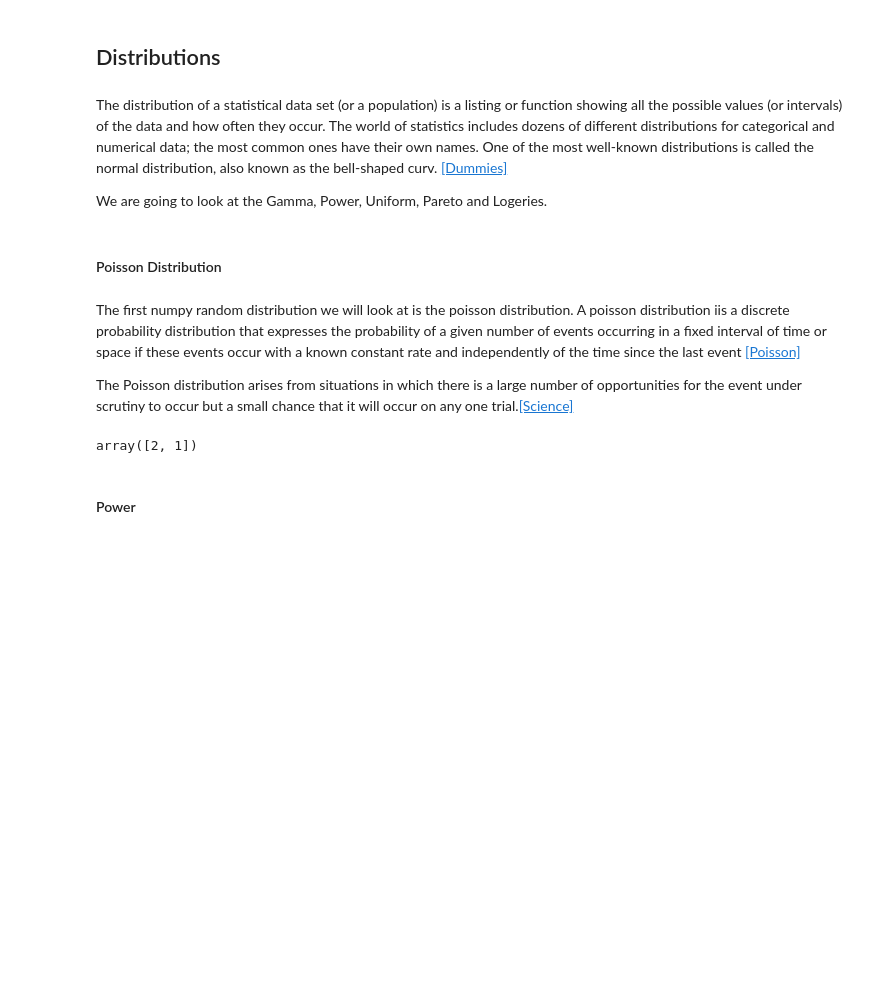
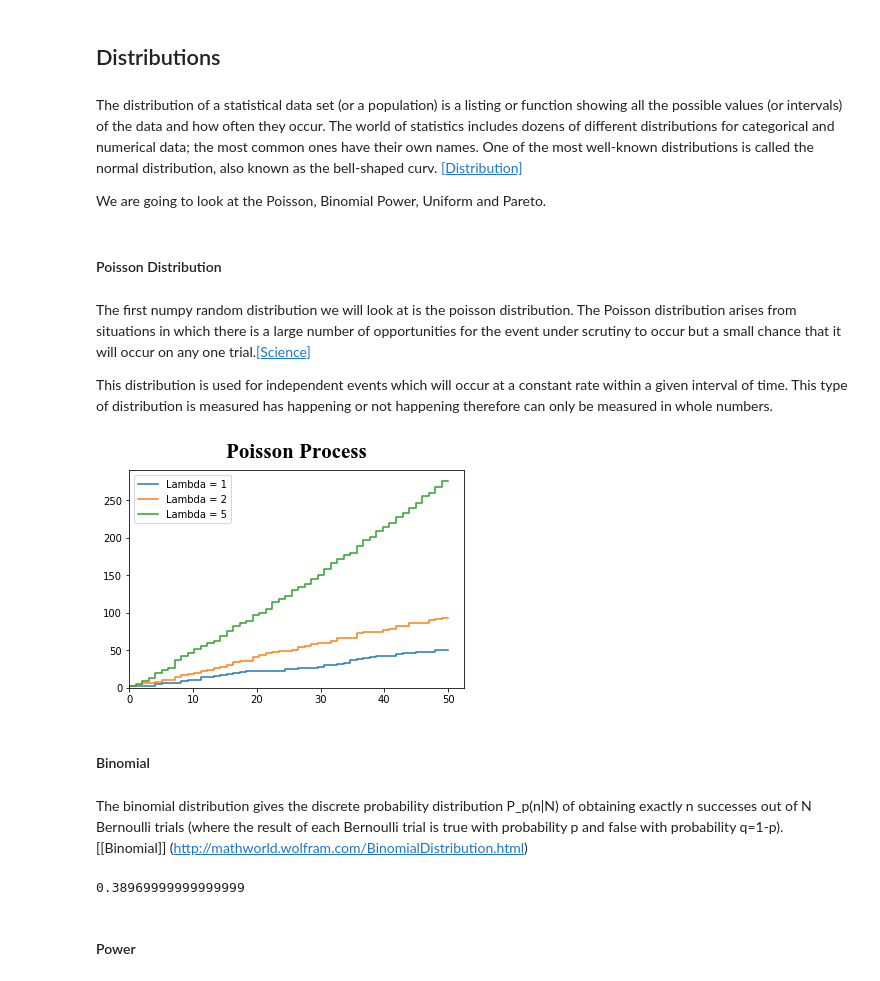
Before and after one commit to JohnADeady/Assignments-Programming-of-DA, a Jupyter notebook: Numpy.Random Package.ipynb, the cells around one changed output. Cells and saved outputs as stored; diff of their text form; code cells hidden in the pictures; blank space fills up the shorter version.

Commit message:
Poisson

```diff
--- a/Numpy.Random Package.ipynb
+++ b/Numpy.Random Package.ipynb
@@ -180,21 +180,49 @@ You got:
 # %% [markdown]
 ## Distributions
 # %% [markdown]
-The distribution of a statistical data set (or a population) is a listing or function showing all the possible values (or intervals) of the data and how often they occur. The world of statistics includes dozens of different distributions for categorical and numerical data; the most common ones have their own names. One of the most well-known distributions is called the normal distribution, also known as the bell-shaped curv. [[Dummies]](https://www.dummies.com/education/math/statistics/what-the-distribution-tells-you-about-a-statistical-data-set/)
+The distribution of a statistical data set (or a population) is a listing or function showing all the possible values (or intervals) of the data and how often they occur. The world of statistics includes dozens of different distributions for categorical and numerical data; the most common ones have their own names. One of the most well-known distributions is called the normal distribution, also known as the bell-shaped curv. [[Distribution]](https://www.dummies.com/education/math/statistics/what-the-distribution-tells-you-about-a-statistical-data-set/)
 
-We are going to look at the Gamma, Power, Uniform, Pareto and Logeries.
+We are going to look at the Poisson, Binomial Power, Uniform and Pareto.
 # %% [markdown]
 #### Poisson Distribution
 # %% [markdown]
-The first numpy random distribution we will look at is the poisson distribution. A poisson distribution iis a discrete probability distribution that expresses the probability of a given number of events occurring in a fixed interval of time or space if these events occur with a known constant rate and independently of the time since the last event [[Poisson]](https://en.wikipedia.org/wiki/Poisson_distribution)
+The first numpy random distribution we will look at is the poisson distribution. The Poisson distribution arises from situations in which there is a large number of opportunities for the event under scrutiny to occur but a small chance that it will occur on any one trial.[[Science]](https://www.sciencedirect.com/topics/biochemistry-genetics-and-molecular-biology/poisson-distribution)
 
-The Poisson distribution arises from situations in which there is a large number of opportunities for the event under scrutiny to occur but a small chance that it will occur on any one trial.[[Science]](https://www.sciencedirect.com/topics/biochemistry-genetics-and-molecular-biology/poisson-distribution)
+This distribution is used for independent events which will occur at a constant rate within a given interval of time. This type of distribution is measured has happening or not happening therefore can only be measured in whole numbers.
-# %%
-# Print
-n = np.random.poisson(1, 2)
-n
-# %% [output]
-array([2, 1])
+# %%
+#Import the necessary libraries
+import numpy as np
+import matplotlib.pyplot as plt
+
+# Prepare data
+N = 50 # step
+lambdas = [1, 2, 5]
+X_T = [np.random.poisson(lam, size=N) for lam in lambdas]
+S = [[np.sum(X[0:i]) for i in range(N)] for X in X_T]
+X = np.linspace(0, N, N)
+
+# Plot the graph
+graphs = [plt.step(X, S[i], label="Lambda = %d"%lambdas[i])[0] for i in range(len(lambdas))]
+plt.legend(handles=graphs, loc=2)
+plt.title("Poisson Process", fontdict={'fontname': 'Times New Roman', 'fontsize': 21}, y=1.03)
+plt.ylim(0)
+plt.xlim(0)
+plt.show()
+# %% [output]
+[figure, added]
+# %% [markdown]
+#### Binomial
+# %% [markdown]
+The binomial distribution gives the discrete probability distribution P_p(n|N) of obtaining exactly n successes out of N Bernoulli trials (where the result of each Bernoulli trial is true with probability p and false with probability q=1-p).[[Binomial]] (http://mathworld.wolfram.com/BinomialDistribution.html)
+# %%
+n, p = 10, .5  # number of trials, probability of each trial
+s = np.random.binomial(n, p, 1000)
+# result of flipping a coin 10 times, tested 1000 times.
+
+sum(np.random.binomial(9, 0.1, 20000) == 0)/20000.
+# answer = 0.38885, or 38%.
+# %% [output]
+0.38969999999999999
 # %% [markdown]
 #### Power
 # %% [markdown]
```
Also changed, not shown: parts of 7 cells of this notebook.
